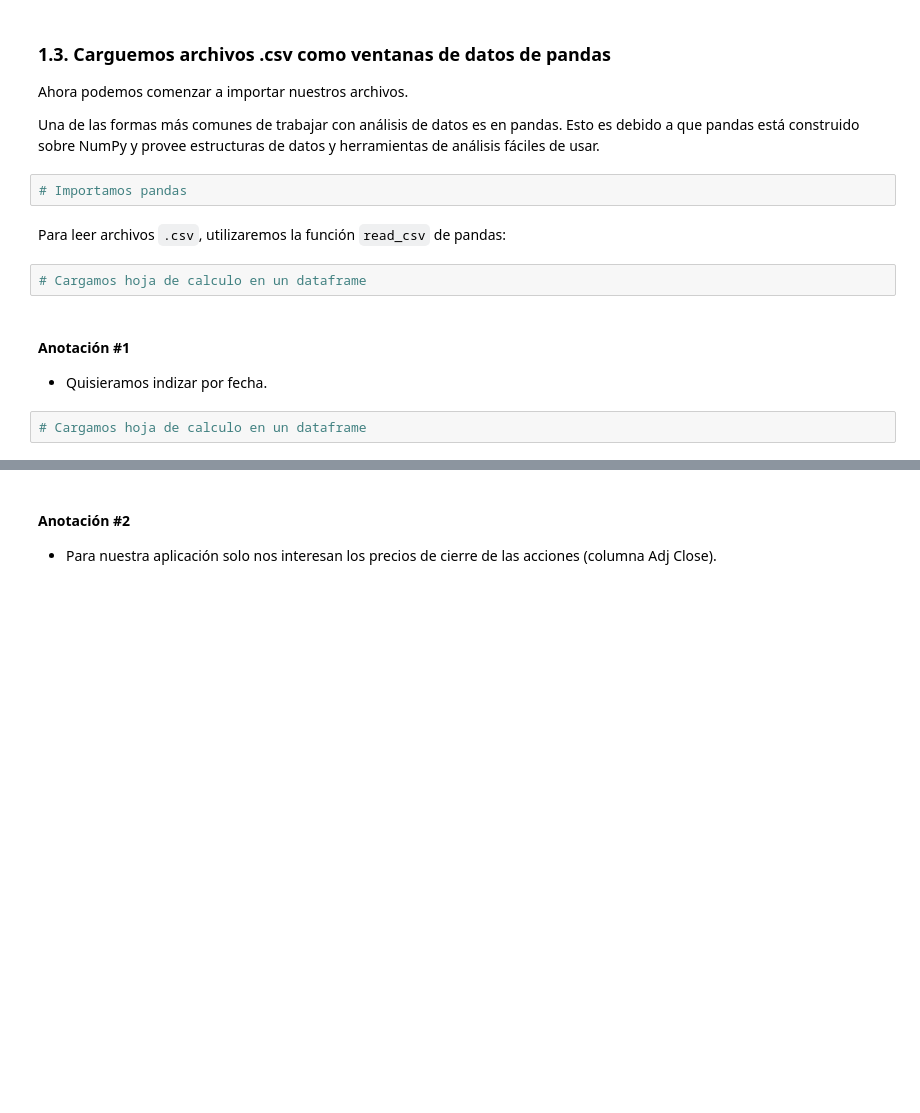
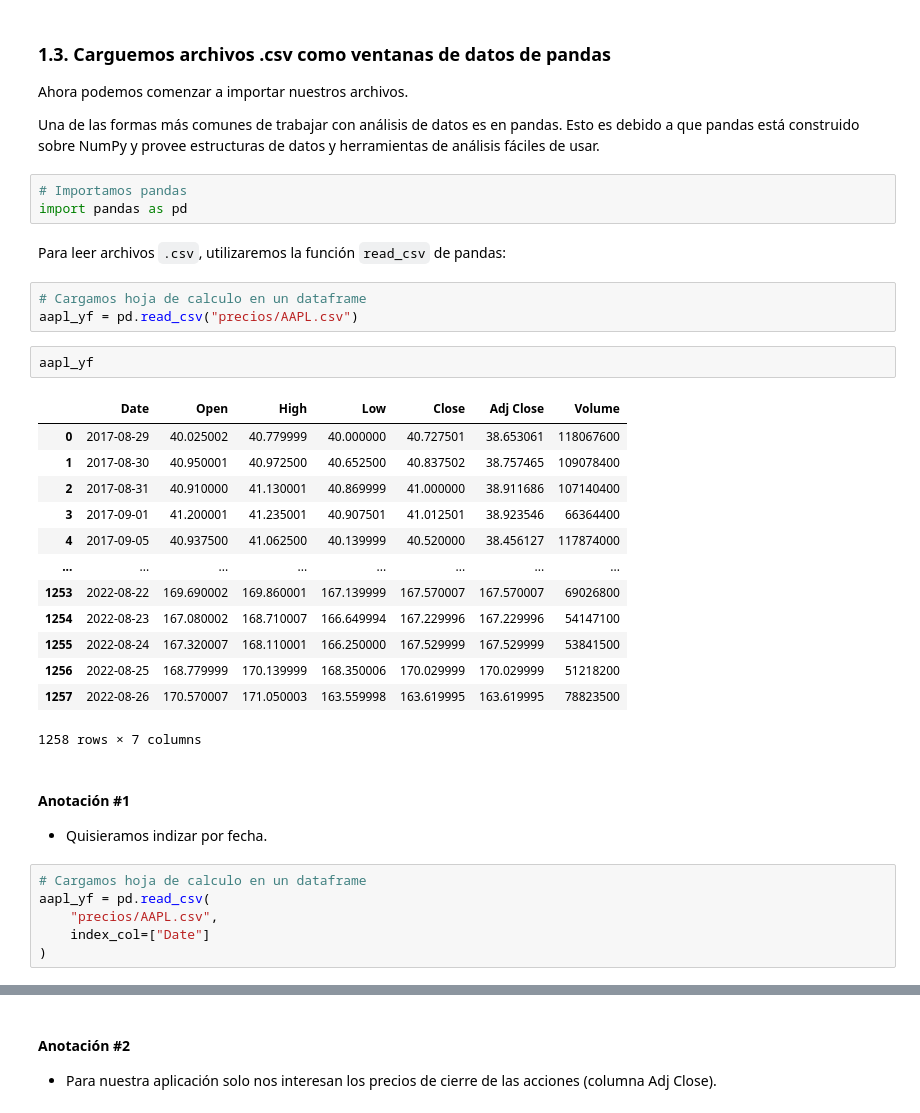
Before and after one commit to Eddiefans/Portafolios_de_inversion, a Jupyter notebook: Git propio/Modulo1/Clase4_DescargaHistoricos.ipynb, the cells around one changed output, grey strips where cells are left out. Saved outputs shown, nothing was run; the diff lists cells and outputs as text; blank space fills up the shorter version.

```diff
--- a/Git propio/Modulo1/Clase4_DescargaHistoricos.ipynb
+++ b/Git propio/Modulo1/Clase4_DescargaHistoricos.ipynb
@@ -49,12 +49,34 @@ Ahora podemos comenzar a importar nuestros archivos.
 Una de las formas más comunes de trabajar con análisis de datos es en pandas. Esto es debido a que pandas está construido sobre NumPy y provee estructuras de datos y herramientas de análisis fáciles de usar.
 # %%
 # Importamos pandas
+import pandas as pd
 # %% [markdown]
 Para leer archivos `.csv`, utilizaremos la función `read_csv` de pandas:
 # %%
 # Cargamos hoja de calculo en un dataframe
+aapl_yf = pd.read_csv("precios/AAPL.csv")
+# %%
+aapl_yf
+# %% [output]
+|  | Date | Open | High | Low | Close | Adj Close | Volume |
+| 0 | 2017-08-29 | 40.025002 | 40.779999 | 40.000000 | 40.727501 | 38.653061 | 118067600 |
+| 1 | 2017-08-30 | 40.950001 | 40.972500 | 40.652500 | 40.837502 | 38.757465 | 109078400 |
+| 2 | 2017-08-31 | 40.910000 | 41.130001 | 40.869999 | 41.000000 | 38.911686 | 107140400 |
+| 3 | 2017-09-01 | 41.200001 | 41.235001 | 40.907501 | 41.012501 | 38.923546 | 66364400 |
+| 4 | 2017-09-05 | 40.937500 | 41.062500 | 40.139999 | 40.520000 | 38.456127 | 117874000 |
+| ... | ... | ... | ... | ... | ... | ... | ... |
+| 1253 | 2022-08-22 | 169.690002 | 169.860001 | 167.139999 | 167.570007 | 167.570007 | 69026800 |
+| 1254 | 2022-08-23 | 167.080002 | 168.710007 | 166.649994 | 167.229996 | 167.229996 | 54147100 |
+| 1255 | 2022-08-24 | 167.320007 | 168.110001 | 166.250000 | 167.529999 | 167.529999 | 53841500 |
+| 1256 | 2022-08-25 | 168.779999 | 170.139999 | 168.350006 | 170.029999 | 170.029999 | 51218200 |
+| 1257 | 2022-08-26 | 170.570007 | 171.050003 | 163.559998 | 163.619995 | 163.619995 | 78823500 |
+1258 rows × 7 columns
 # %% [markdown]
 #### Anotación #1
 - Quisieramos indizar por fecha.
 # %%
 # Cargamos hoja de calculo en un dataframe
+aapl_yf = pd.read_csv(
+    "precios/AAPL.csv",
+    index_col=["Date"]
+)
```
Also changed, not shown: parts of 10 cells of this notebook, 3 other files.
